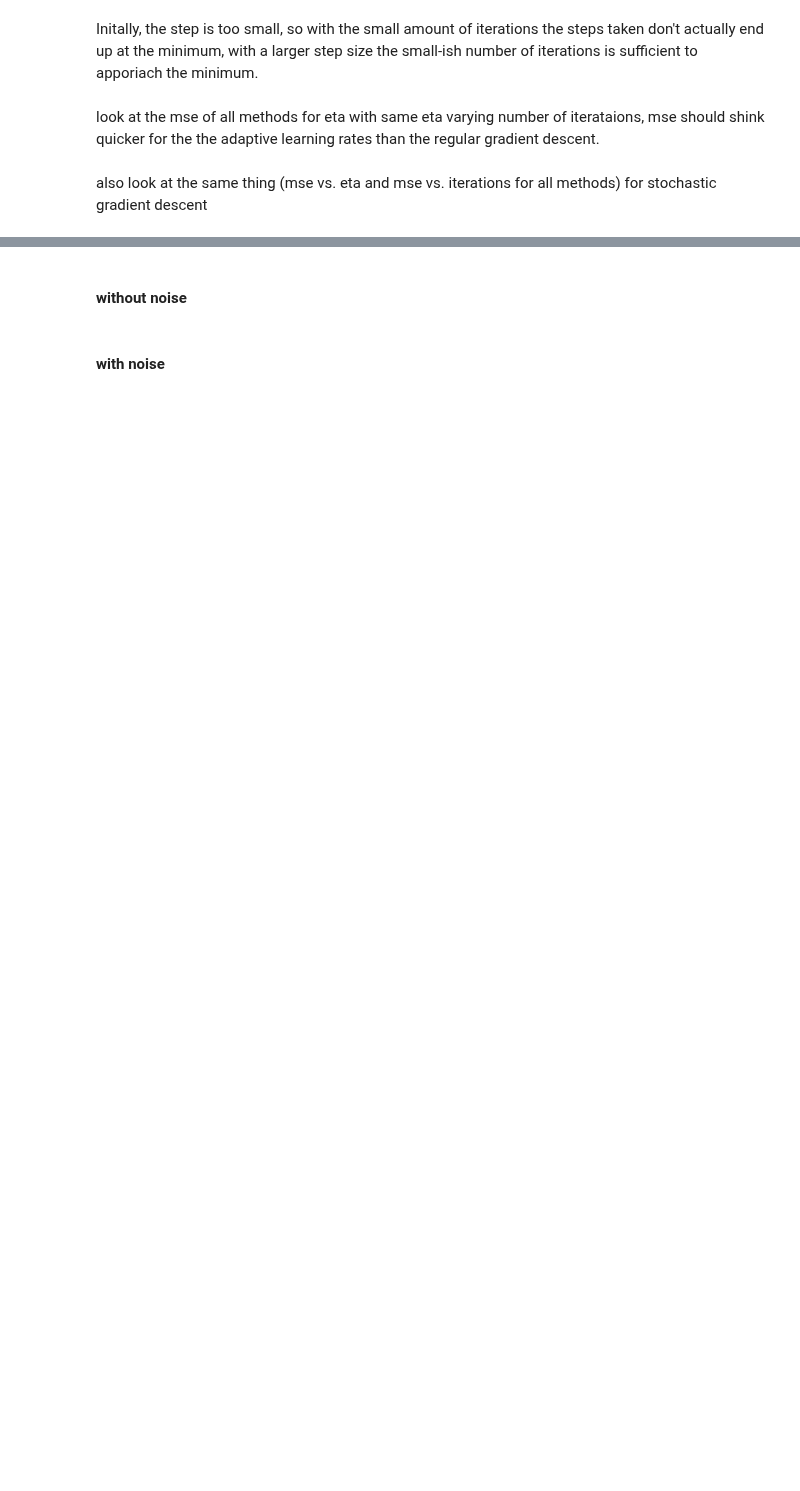
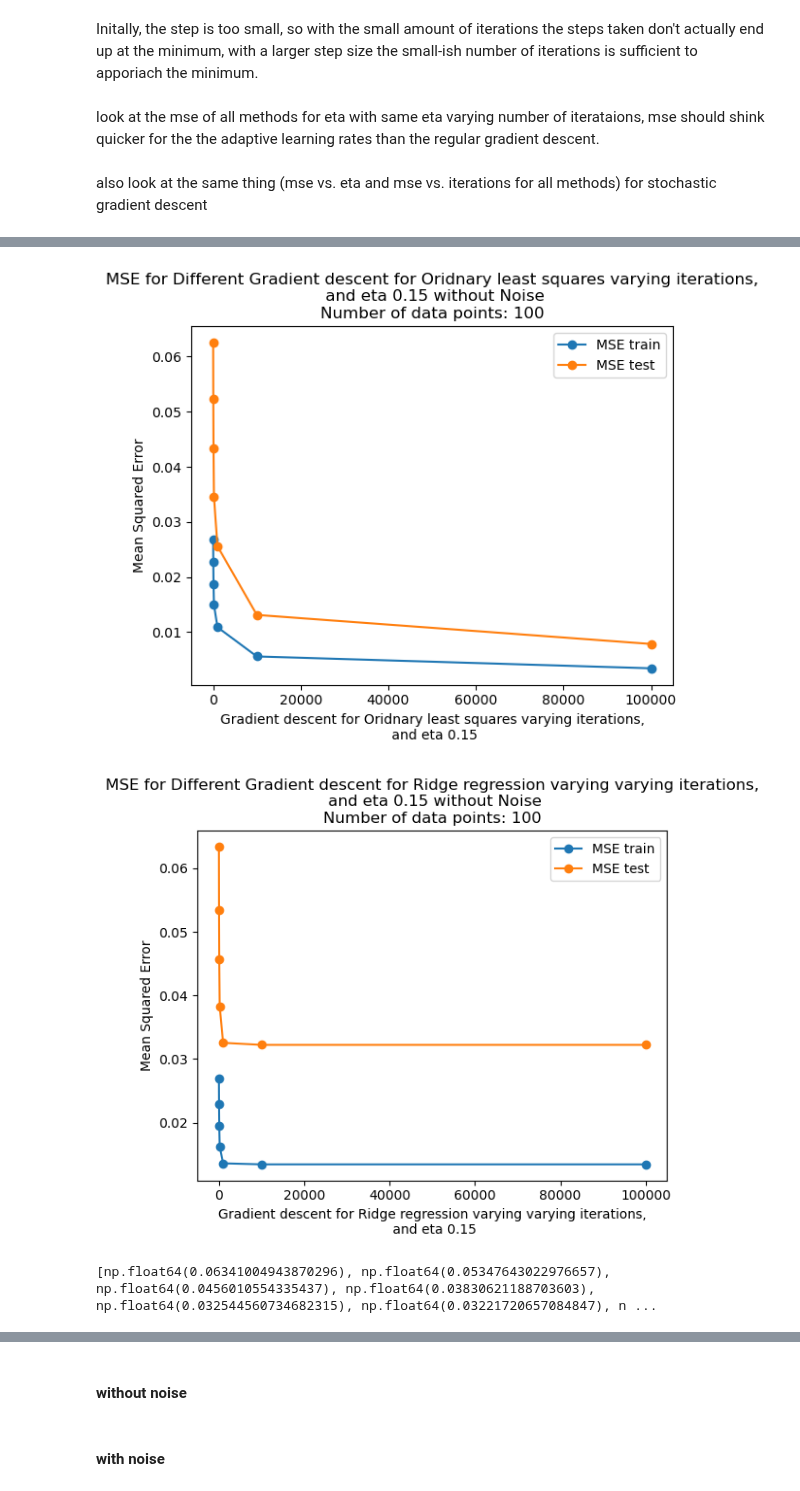
Before and after one commit to johtj/data_analysis_ml_projects, a Jupyter notebook: assignment1/code/assignment1_JT.ipynb, the cells around one changed output, grey strips where cells are left out. Cells and saved outputs as stored; diff of their text form; code cells hidden in the pictures; blank space fills up the shorter version.

```diff
--- a/assignment1/code/assignment1_JT.ipynb
+++ b/assignment1/code/assignment1_JT.ipynb
@@ -138,9 +142,9 @@ print(mse_test_Ridge)
 # %%
 #same for stochastic
-def explore_eta_stochastic(X_train,X_test,y_train,y_test,num_iters,lam,verbose=False):
+def explore_n(X_train,X_test,y_train,y_test,eta,lam,verbose=False):
     # Hyperparameters
-    eta_list = [0.00001,0.0001,0.001, 0.01, 0.1, 0.2,0.3,0.4,0.5,0.6,0.7,0.8,0.9] # Learning rates to test
-    #eta_list = [0.5,0.6,0.7,0.8,0.9,1,1.1,1.2,1.3,1.4] # Learning rates to test
+
+    n_list = [20,50,100,200,1000,10000,100000]
 
     mse_train_OLS = []
     mse_test_OLS = []
@@ -152,10 +156,10 @@ def explore_eta_stochastic(X_train,X_test,y_train,y_test,num_iters,lam,verbose=F
     r2_train_Ridge  = []
     r2_test_Ridge = []
 
-    for eta in eta_list: # Loop over each learning rate
+    for n in n_list: # Loop over each learning rate
 
-        theta_gdOLS = gradient_descent_OLS(X_train, y_train, eta, num_iters)
-        theta_gdRidge = gradient_descent_ridge(X_train, y_train, eta, lam, num_iters)
+        theta_gdOLS = gradient_descent_OLS(X_train, y_train, eta, n)
+        theta_gdRidge = gradient_descent_ridge(X_train, y_train, eta, lam, n)
 
         y_tilde_trainOLS = X_train @ theta_gdOLS
         y_tilde_testOLS = X_test @ theta_gdOLS
@@ -187,4 +191,17 @@ def explore_eta_stochastic(X_train,X_test,y_train,y_test,num_iters,lam,verbose=F
         r2_test_Ridge.append(r2_test_gdridge)
         #if verbose: print(f"Lambda: {l}, R2_train_ridge: {r2_train_ridge}, R2_test_ridge: {r2_test_ridge}")
 
-    return eta_list,mse_train_OLS,mse_test_OLS,mse_train_Ridge
+    return n_list,mse_train_OLS,mse_test_OLS,mse_train_Ridge,mse_test_Ridge,r2_train_gdOLS,r2_test_Ridge
+# %%
+lam = 0.01
+eta = 0.1
+nums,mse_train_OLS,mse_test_OLS,mse_train_Ridge,mse_test_Ridge,r2_train_gdOLS,r2_test_Ridge = explore_n(X_train_scaled,X_test_scaled,y_train,y_test,eta,lam)
+#plt.plot(etas,mse_test_Ridge,'o-')
+#plt.plot(etas,mse_train_Ridge,'o-')
+plot_mse(n_datapoints,nums,"Gradient descent for Oridnary least squares varying iterations,\n and eta 0.15",mse_train_OLS,mse_test_OLS)
+plot_mse(n_datapoints,nums,"Gradient descent for Ridge regression varying varying iterations,\n and eta 0.15",mse_train_Ridge,mse_test_Ridge)
+print(mse_test_Ridge)
+# %% [output]
+[figure, added]
+[figure, added]
+[np.float64(0.06341004943870296), np.float64(0.05347643022976657), np.float64(0.0456010554335437), np.float64(0.03830621188703603), np.float64(0.032544560734682315), np.float64(0.03221720657084847), n ...
```
Also changed, not shown: parts of 6 cells of this notebook, 37 other files.
